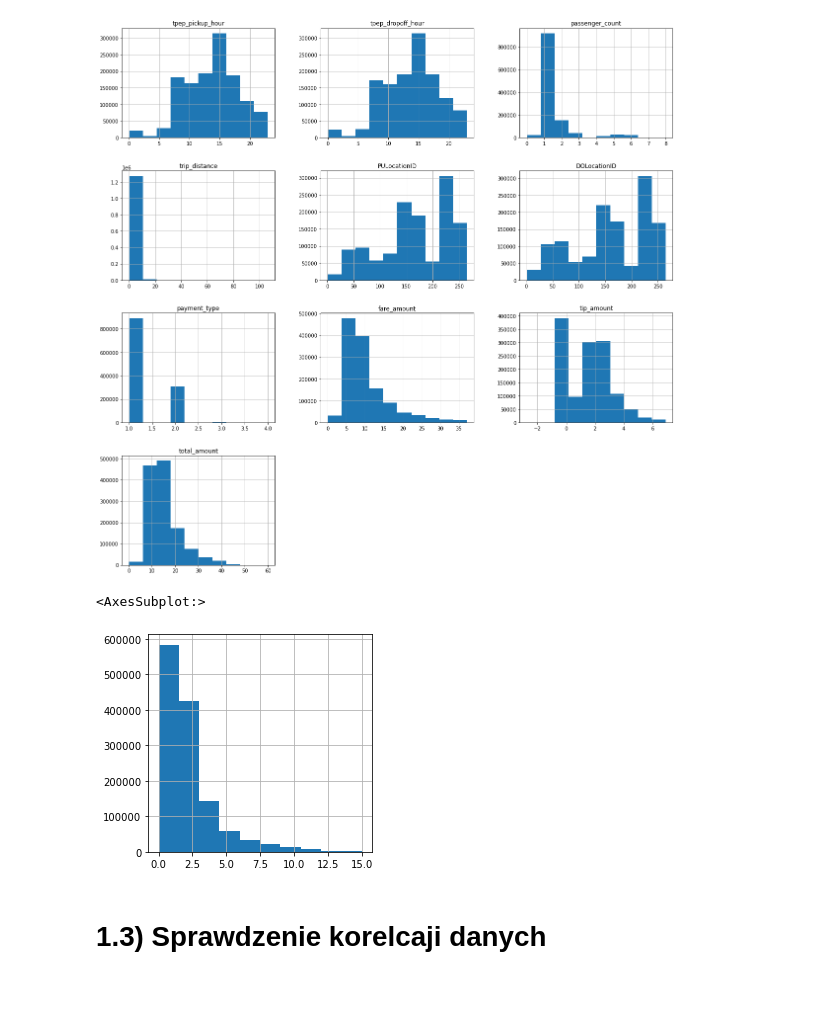
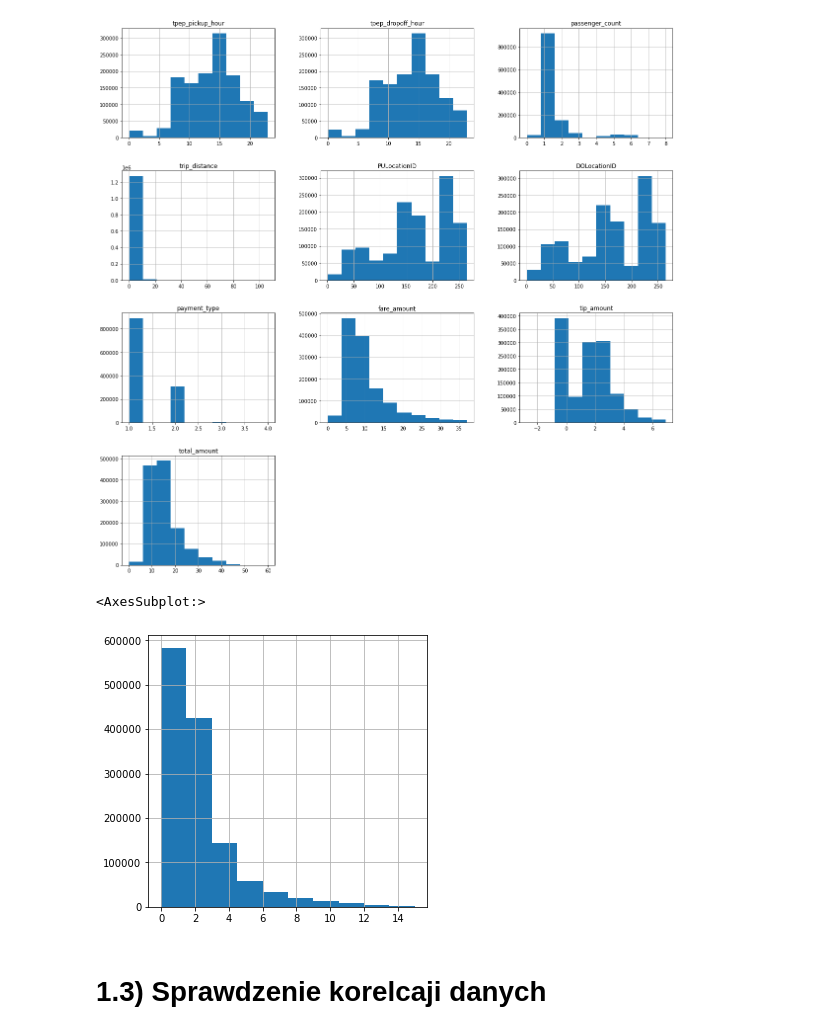
Before and after one commit to marek-dalida/regression-spark-project, a Jupyter notebook: minadz-project2-tripdata_v2.ipynb, the cells around one changed output. Saved outputs shown, nothing was run; the diff lists cells and outputs as text; code cells hidden in the pictures; blank space fills up the shorter version.

```diff
--- a/minadz-project2-tripdata_v2.ipynb
+++ b/minadz-project2-tripdata_v2.ipynb
@@ -100,10 +100,10 @@ array([[<AxesSubplot:title={'center':'tpep_pickup_hour'}>,
         <AxesSubplot:>]], dtype=object)
 [figure]
 # %%
-data[data["trip_distance"] < 15].trip_distance.hist(figsize=(4, 4))
+data[data["trip_distance"] < 15].trip_distance.hist(figsize=(5, 5))
 # %% [output]
 <AxesSubplot:>
-[figure, old version]
+[figure, new version]
 # %% [markdown]
 # 1.3) Sprawdzenie korelcaji danych
 # %%
```
Also changed, not shown: parts of 13 cells of this notebook.
